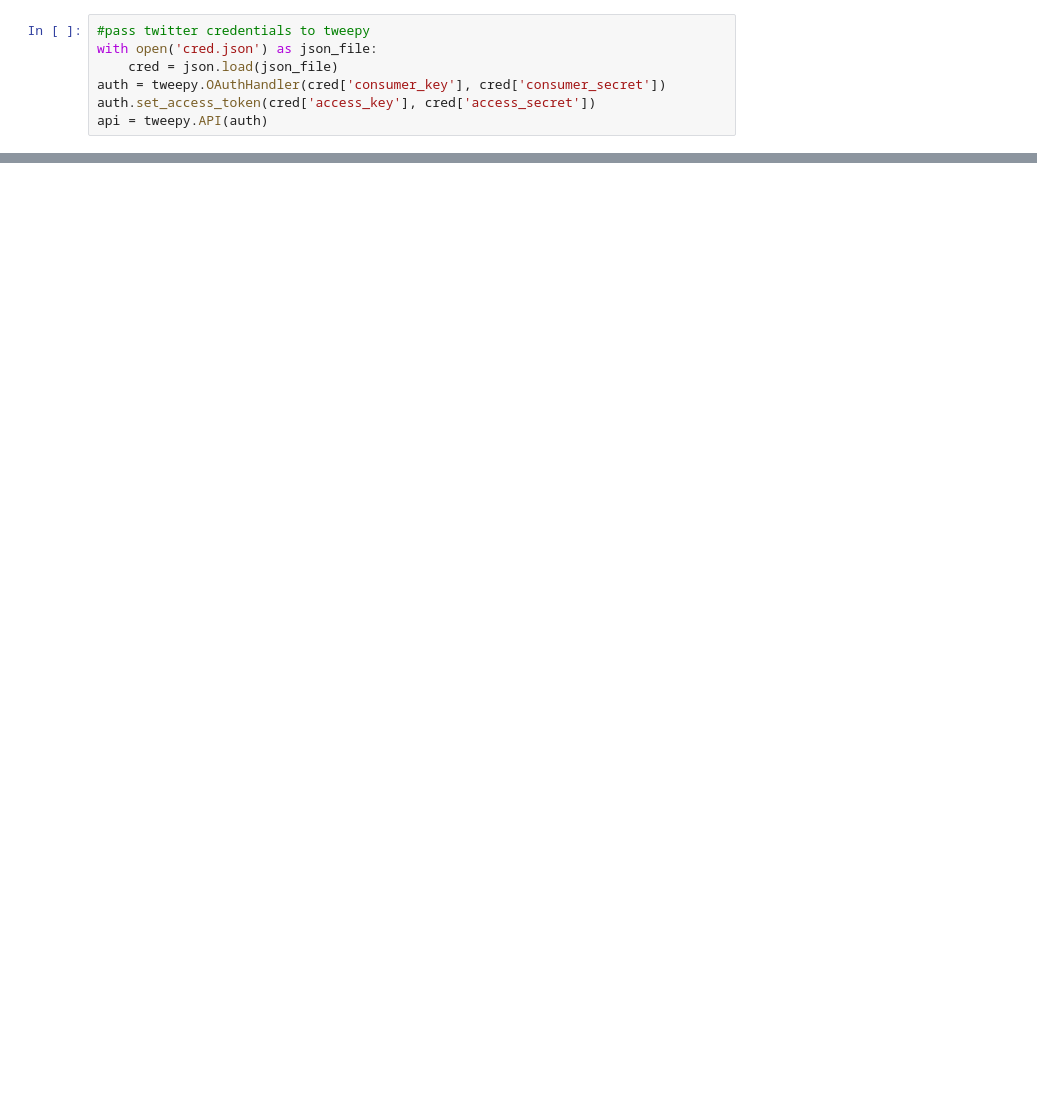
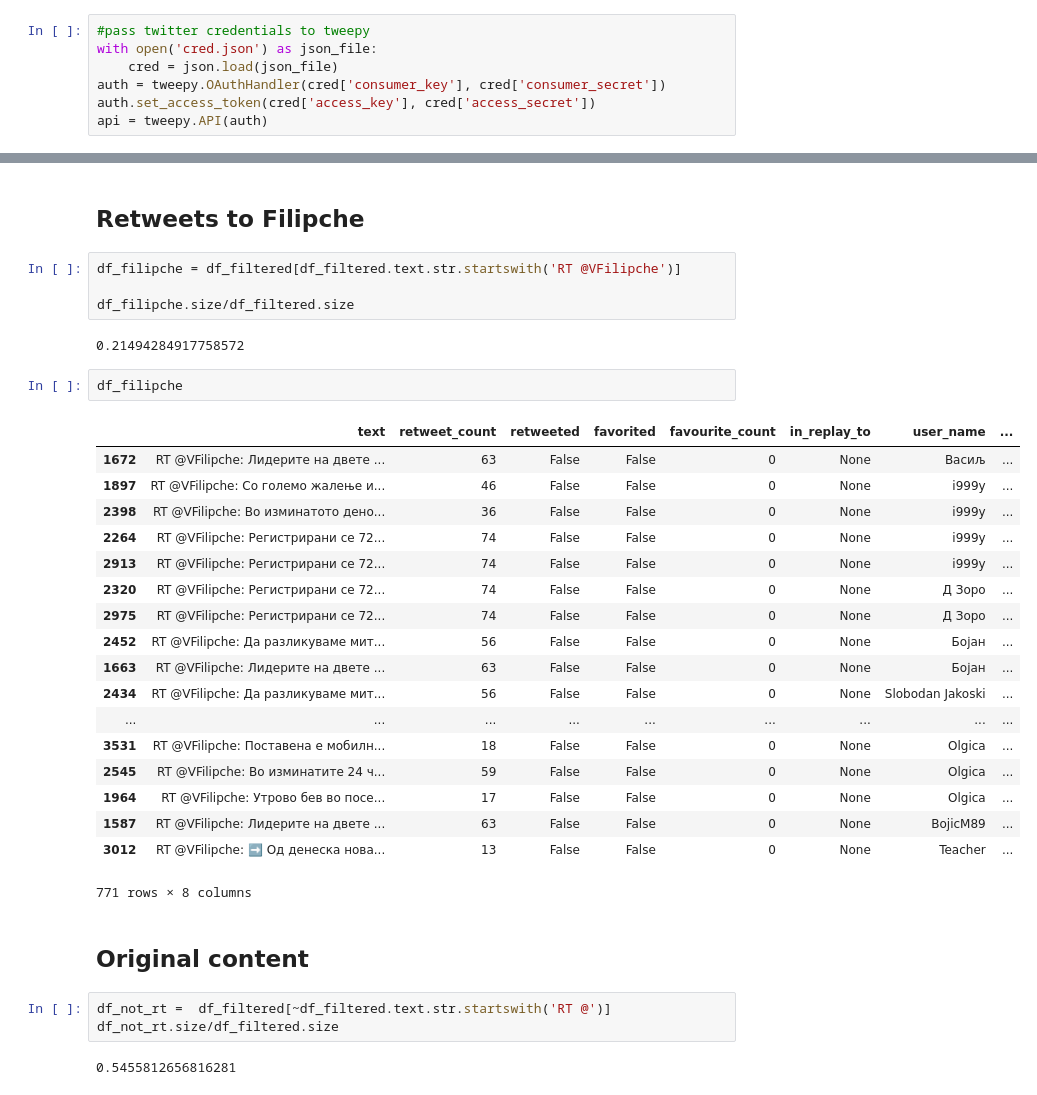
Before and after one commit to NatalijaGucevska/MkTweets, a Jupyter notebook: Twitter analysis.ipynb, the cells around one changed output, grey strips where cells are left out. Drawn from its saved outputs; the diff is of its cells as text; blank space fills up the shorter version.

```diff
--- a/Twitter analysis.ipynb
+++ b/Twitter analysis.ipynb
@@ -38,0 +74,36 @@ api.rate_limit_status()
+# %% [markdown]
+## Retweets to Filipche
+# %%
+df_filipche = df_filtered[df_filtered.text.str.startswith('RT @VFilipche')]
+
+df_filipche.size/df_filtered.size
+# %% [output]
+0.21494284917758572
+# %%
+df_filipche
+# %% [output]
+|  | text | retweet_count | retweeted | favorited | favourite_count | in_replay_to | user_name | ... |
+| 1672 | RT @VFilipche: Лидерите на двете ... | 63 | False | False | 0 | None | Васиљ | ... |
+| 1897 | RT @VFilipche: Со големо жалење и... | 46 | False | False | 0 | None | i999y | ... |
+| 2398 | RT @VFilipche: Во изминатото дено... | 36 | False | False | 0 | None | i999y | ... |
+| 2264 | RT @VFilipche: Регистрирани се 72... | 74 | False | False | 0 | None | i999y | ... |
+| 2913 | RT @VFilipche: Регистрирани се 72... | 74 | False | False | 0 | None | i999y | ... |
+| 2320 | RT @VFilipche: Регистрирани се 72... | 74 | False | False | 0 | None | Д Зоро | ... |
+| 2975 | RT @VFilipche: Регистрирани се 72... | 74 | False | False | 0 | None | Д Зоро | ... |
+| 2452 | RT @VFilipche: Да разликуваме мит... | 56 | False | False | 0 | None | Бојан | ... |
+| 1663 | RT @VFilipche: Лидерите на двете ... | 63 | False | False | 0 | None | Бојан | ... |
+| 2434 | RT @VFilipche: Да разликуваме мит... | 56 | False | False | 0 | None | Slobodan Jakoski | ... |
+| ... | ... | ... | ... | ... | ... | ... | ... | ... |
+| 3531 | RT @VFilipche: Поставена е мобилн... | 18 | False | False | 0 | None | Olgica | ... |
+| 2545 | RT @VFilipche: Во изминатите 24 ч... | 59 | False | False | 0 | None | Olgica | ... |
+| 1964 | RT @VFilipche: Утрово бев во посе... | 17 | False | False | 0 | None | Olgica | ... |
+| 1587 | RT @VFilipche: Лидерите на двете ... | 63 | False | False | 0 | None | BojicM89 | ... |
+| 3012 | RT @VFilipche: ➡️ Од денеска нова... | 13 | False | False | 0 | None | Teacher | ... |
+771 rows × 8 columns
+# %% [markdown]
+## Original content
+# %%
+df_not_rt =  df_filtered[~df_filtered.text.str.startswith('RT @')]
+df_not_rt.size/df_filtered.size
+# %% [output]
+0.5455812656816281
```
Also changed, not shown: parts of 21 cells of this notebook.
